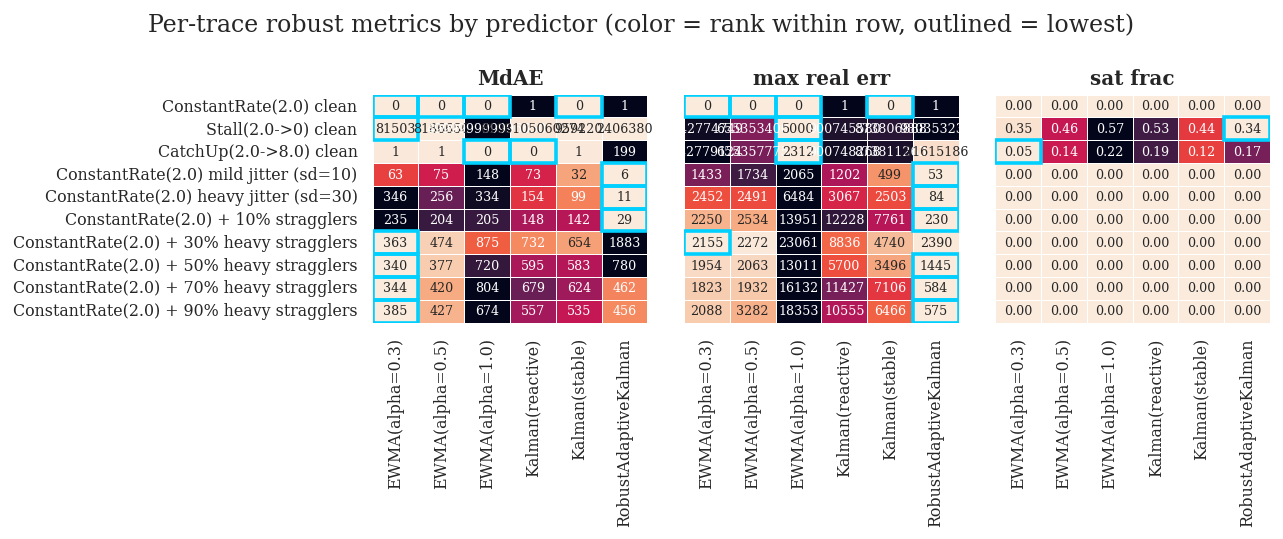
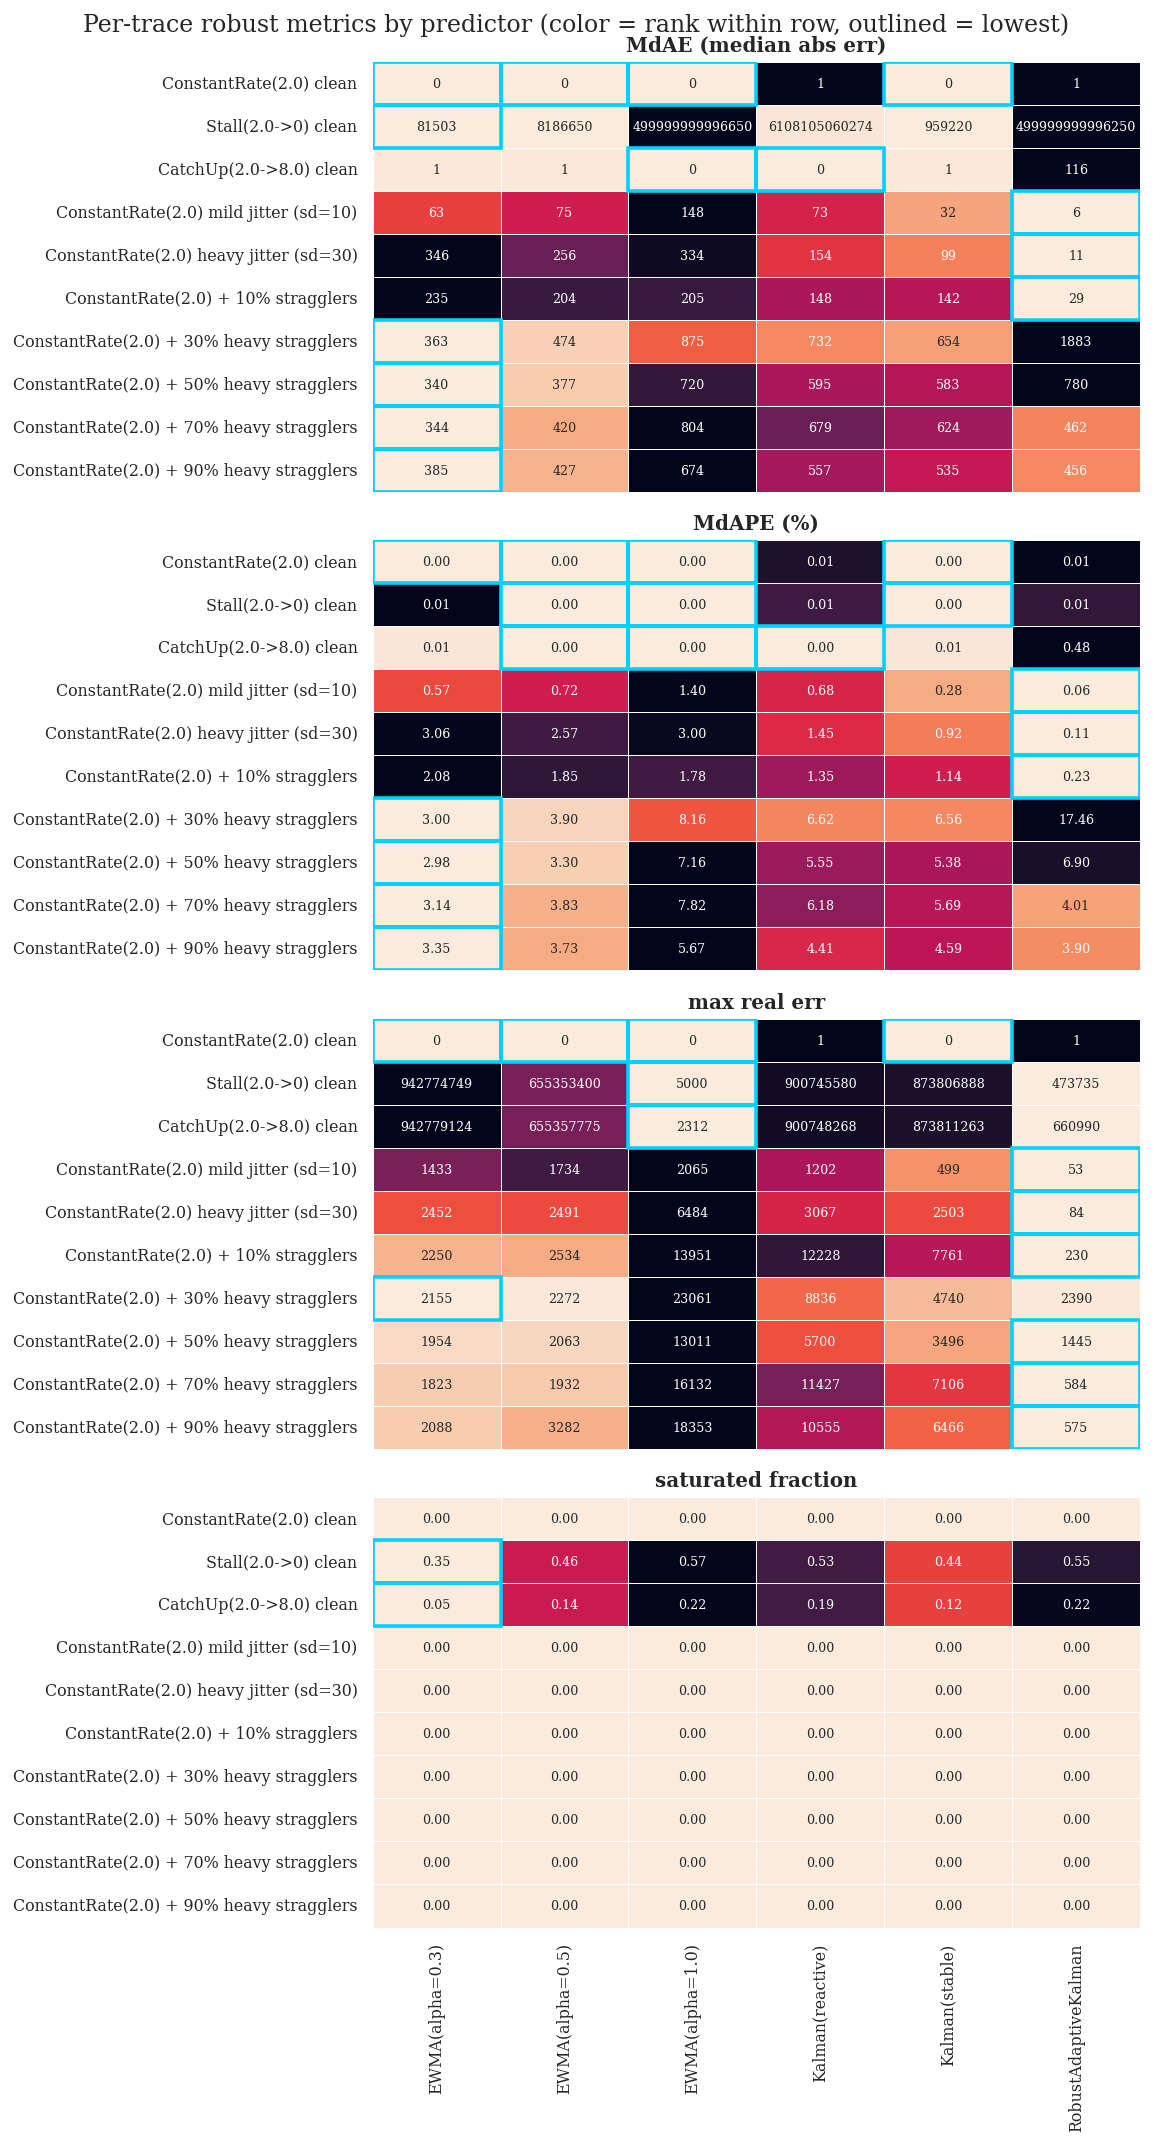
Code edit (unified diff) that turned the first committed figure into the second:
--- before
+++ after
@@ -2,9 +2,12 @@
 
 # per-trace x predictor heatmap on the robust metrics (all lower = better), from the aggregated cells.
-# Color is normalized PER ROW (each trace) so a few huge-magnitude traces don't flatten every other row
-# to one color. Annotations stay the real values; cyan outlines the best.
-METRICS = [('mdae', 'MdAE', '.0f'), ('max_err', 'max real err', '.0f'), ('sat_rate', 'sat frac', '.2f')]
-fig, axes = plt.subplots(1, len(METRICS), figsize=(3.0 * len(METRICS) + 1, 0.32 * cell['trace'].nunique() + 1),
-                         sharey=True)
+# One metric per row, stacked vertically (shared predictor x-axis). MdAPE is the scale-free percentage
+# view (median |err|/true over non-saturated points). Color is normalized PER ROW of each heatmap so a
+# few huge-magnitude traces don't flatten the rest; cyan outlines the per-trace best.
+METRICS = [('mdae', 'MdAE (median abs err)', '.0f'), ('mdape_pct', 'MdAPE (%)', '.2f'),
+           ('max_err', 'max real err', '.0f'), ('sat_rate', 'saturated fraction', '.2f')]
+ntraces = cell['trace'].nunique()
+fig, axes = plt.subplots(len(METRICS), 1, figsize=(1.0 * len(PREDICTOR_ORDER) + 3, (0.34 * ntraces + 0.8) * len(METRICS)),
+                         sharex=True)
 for ax, (metric, label, fmt) in zip(axes, METRICS):
     pivot = cell.pivot_table(index='trace', columns='predictor', values=metric, sort=False)[PREDICTOR_ORDER]

Commit: WIP: Should be distributed